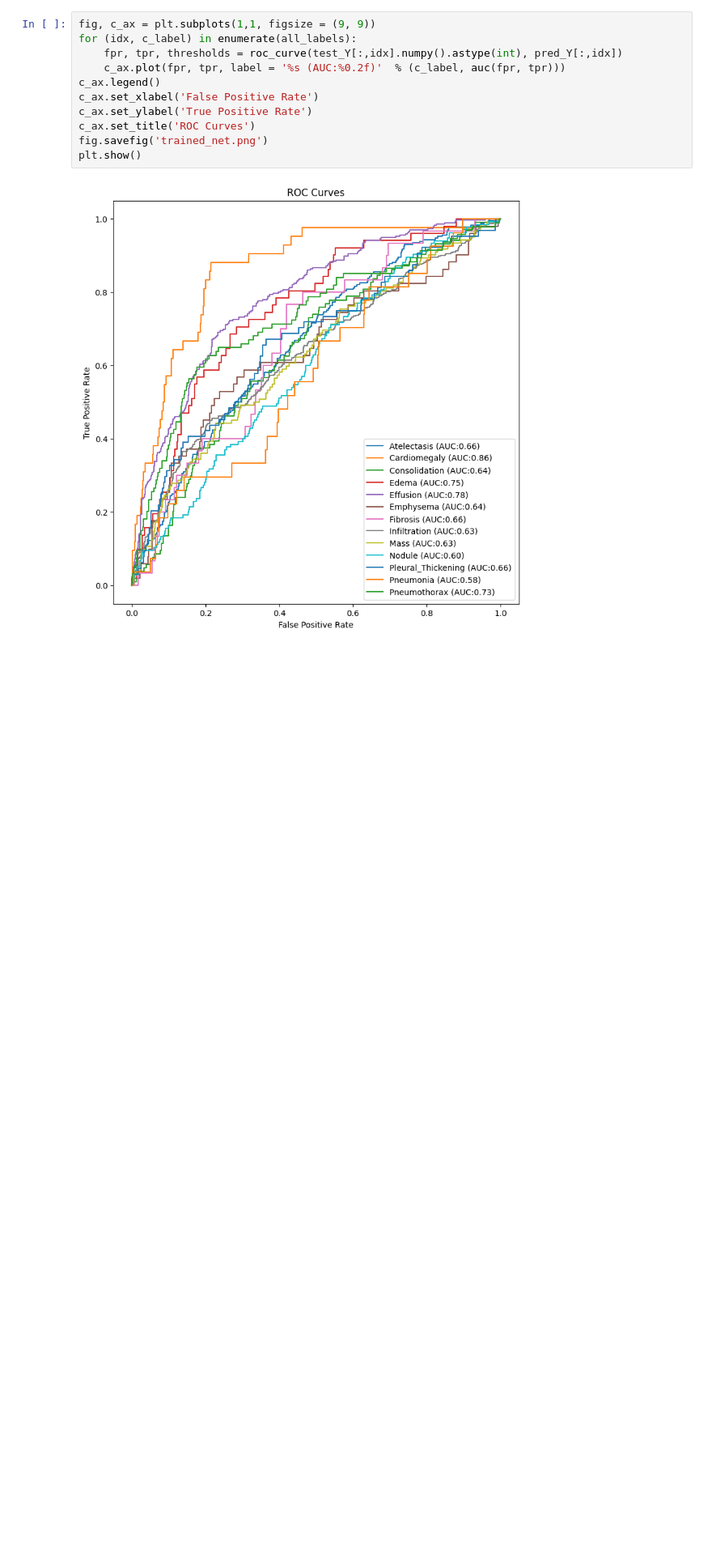
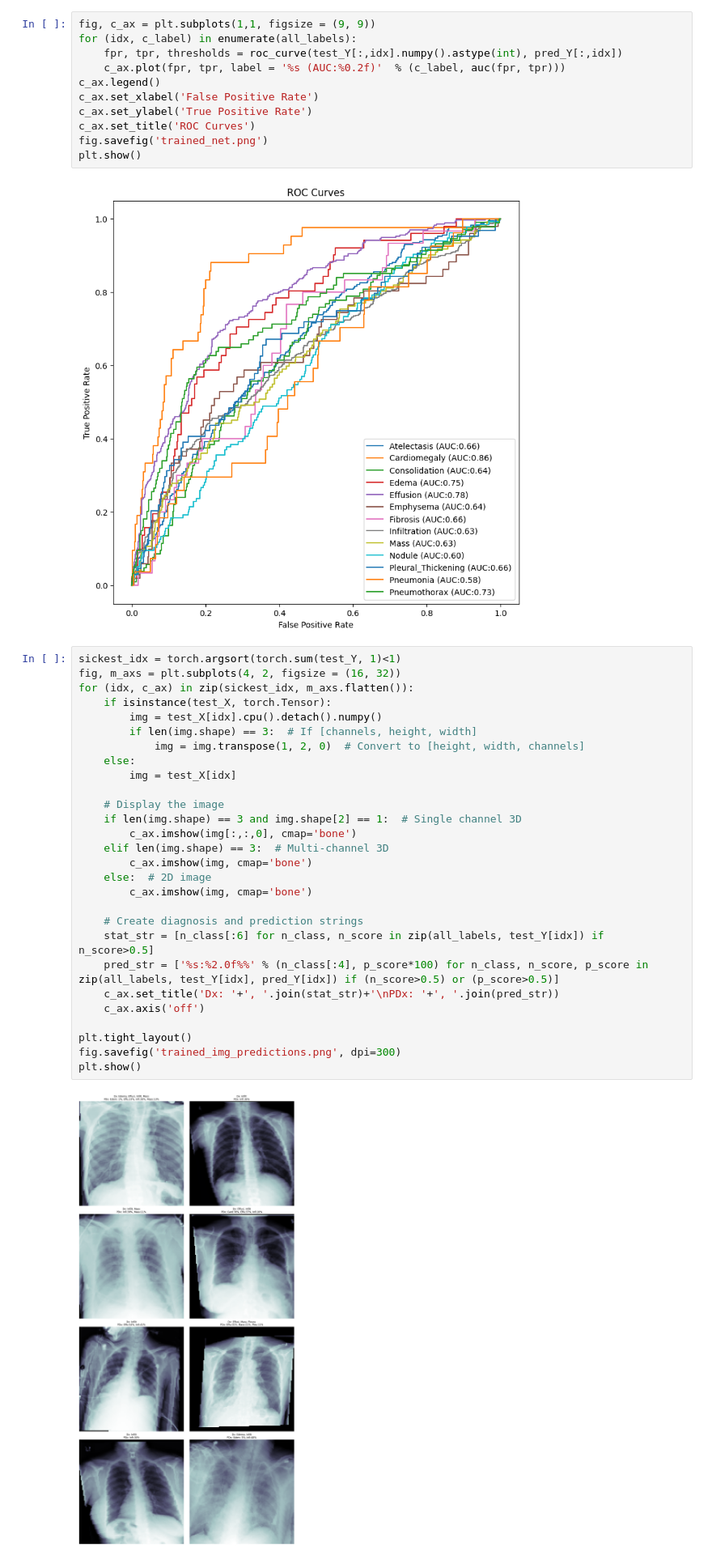
Before and after one commit to ENamja/chestXRay, a Jupyter notebook: simpleCNN.ipynb, the cells around one changed output. Shown at 81% size. Cells and saved outputs as stored; diff of their text form; blank space fills up the shorter version.

Commit message:
Visualize predictions

```diff
--- a/simpleCNN.ipynb
+++ b/simpleCNN.ipynb
@@ -547,3 +547,33 @@ fig.savefig('trained_net.png')
 plt.show()
 # %% [output]
 [figure]
+# %%
+sickest_idx = torch.argsort(torch.sum(test_Y, 1)<1)
+fig, m_axs = plt.subplots(4, 2, figsize = (16, 32))
+for (idx, c_ax) in zip(sickest_idx, m_axs.flatten()):
+    if isinstance(test_X, torch.Tensor):
+        img = test_X[idx].cpu().detach().numpy()
+        if len(img.shape) == 3:  # If [channels, height, width]
+            img = img.transpose(1, 2, 0)  # Convert to [height, width, channels]
+    else:
+        img = test_X[idx]
+
+    # Display the image
+    if len(img.shape) == 3 and img.shape[2] == 1:  # Single channel 3D
+        c_ax.imshow(img[:,:,0], cmap='bone')
+    elif len(img.shape) == 3:  # Multi-channel 3D
+        c_ax.imshow(img, cmap='bone')
+    else:  # 2D image
+        c_ax.imshow(img, cmap='bone')
+
+    # Create diagnosis and prediction strings
+    stat_str = [n_class[:6] for n_class, n_score in zip(all_labels, test_Y[idx]) if n_score>0.5]
+    pred_str = ['%s:%2.0f%%' % (n_class[:4], p_score*100) for n_class, n_score, p_score in zip(all_labels, test_Y[idx], pred_Y[idx]) if (n_score>0.5) or (p_score>0.5)]
+    c_ax.set_title('Dx: '+', '.join(stat_str)+'\nPDx: '+', '.join(pred_str))
+    c_ax.axis('off')
+
+plt.tight_layout()
+fig.savefig('trained_img_predictions.png', dpi=300)
+plt.show()
+# %% [output]
+[figure, added]
```
